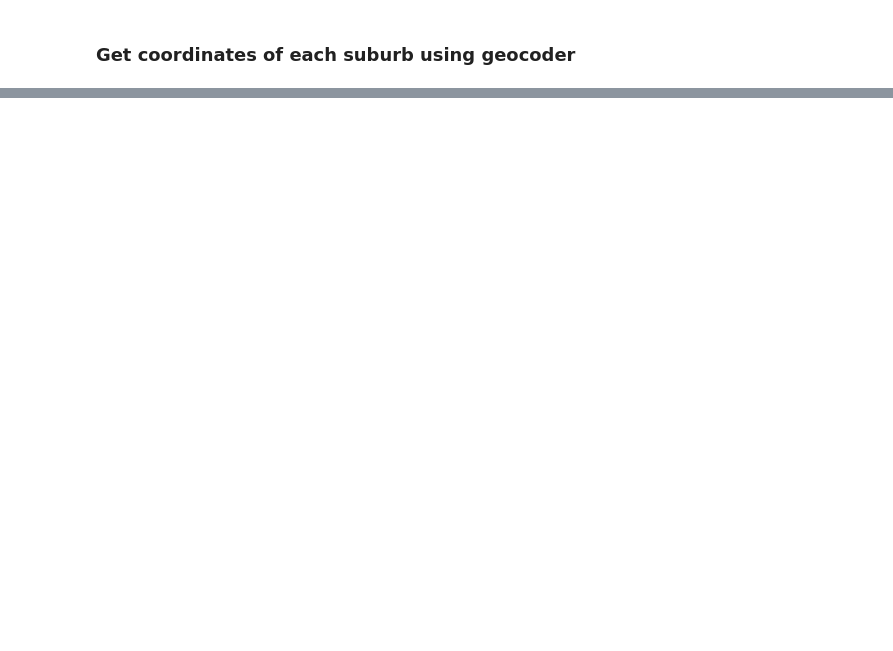
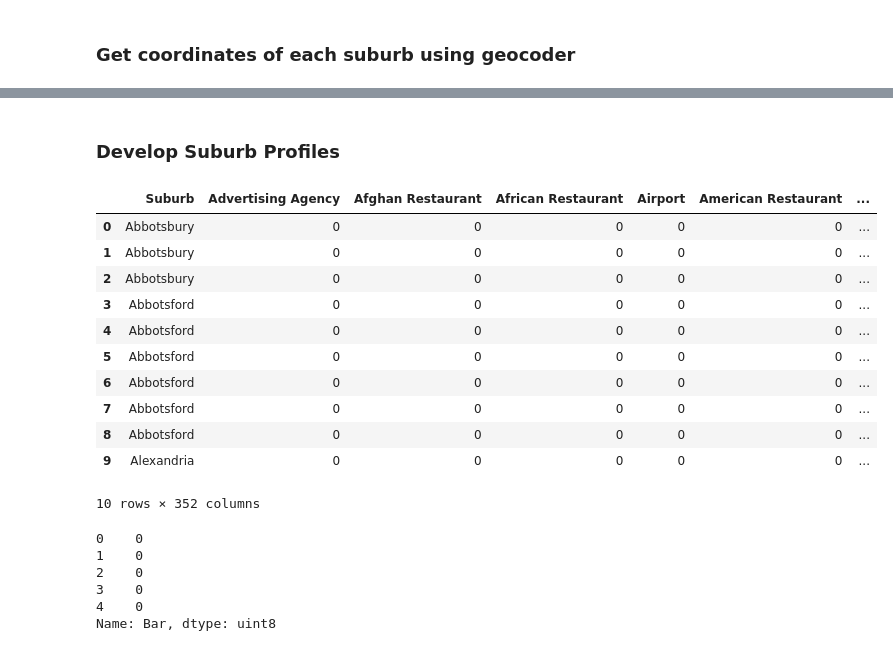
Before and after one commit to Cbro64/Coursera_Capstone, a Jupyter notebook: Coursera Capstone.ipynb, the cells around one changed output, grey strips where cells are left out. Saved outputs shown, nothing was run; the diff lists cells and outputs as text; code cells hidden in the pictures; blank space fills up the shorter version.

```diff
--- a/Coursera Capstone.ipynb
+++ b/Coursera Capstone.ipynb
@@ -67,0 +156,38 @@ Traceback (most recent call last):
+# %% [markdown]
+### Develop Suburb Profiles
+# %%
+## todo : sum each type of venue instead of one hot
+
+# one hot encoding
+onehot = pd.get_dummies(sydney_venues[['Venue Category']], prefix="", prefix_sep="")
+
+# add suburb name column back to dataframe
+onehot['Suburb'] = sydney_venues['Neighborhood']
+
+# move suburb column to the first column
+fixed_columns = [onehot.columns[-1]] + list(onehot.columns[:-1])
+onehot = onehot[fixed_columns]
+# %%
+onehot.head(10)
+# %% [output]
+|  | Suburb | Advertising Agency | Afghan Restaurant | African Restaurant | Airport | American Restaurant | ... |
+| 0 | Abbotsbury | 0 | 0 | 0 | 0 | 0 | ... |
+| 1 | Abbotsbury | 0 | 0 | 0 | 0 | 0 | ... |
+| 2 | Abbotsbury | 0 | 0 | 0 | 0 | 0 | ... |
+| 3 | Abbotsford | 0 | 0 | 0 | 0 | 0 | ... |
+| 4 | Abbotsford | 0 | 0 | 0 | 0 | 0 | ... |
+| 5 | Abbotsford | 0 | 0 | 0 | 0 | 0 | ... |
+| 6 | Abbotsford | 0 | 0 | 0 | 0 | 0 | ... |
+| 7 | Abbotsford | 0 | 0 | 0 | 0 | 0 | ... |
+| 8 | Abbotsford | 0 | 0 | 0 | 0 | 0 | ... |
+| 9 | Alexandria | 0 | 0 | 0 | 0 | 0 | ... |
+10 rows × 352 columns
+# %%
+onehot['Bar'].head()
+# %% [output]
+0    0
+1    0
+2    0
+3    0
+4    0
+Name: Bar, dtype: uint8
```
Also changed, not shown: parts of 16 cells of this notebook.
